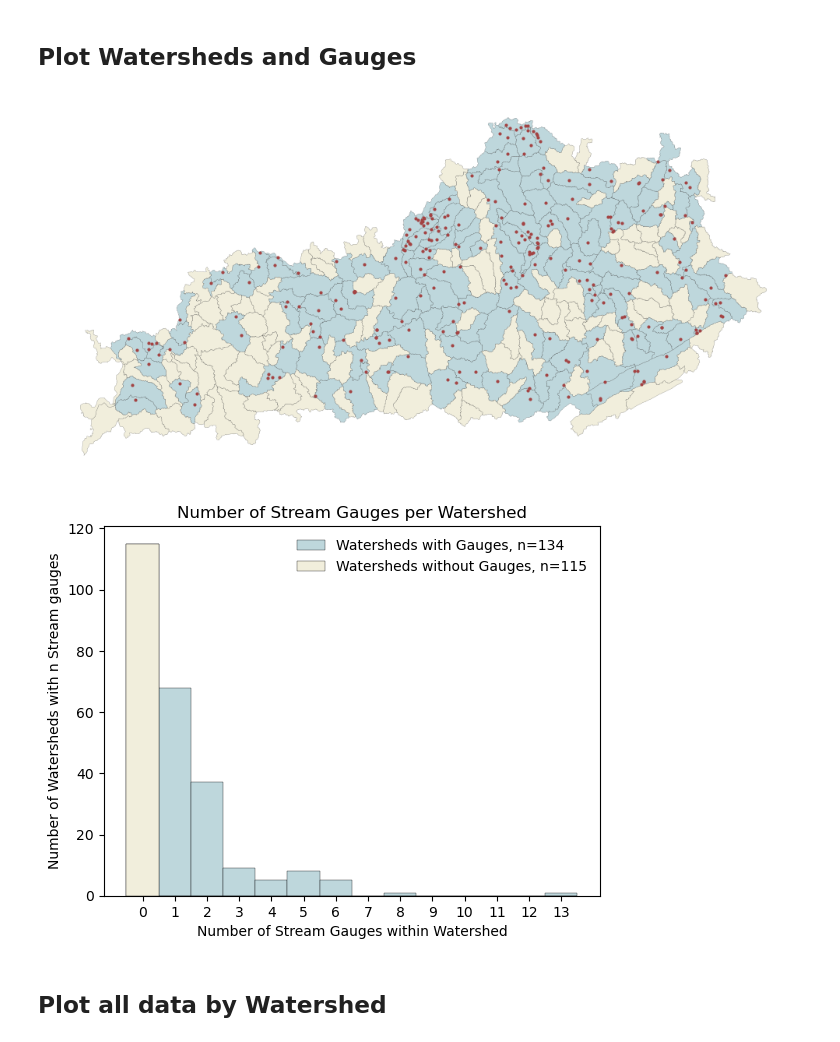
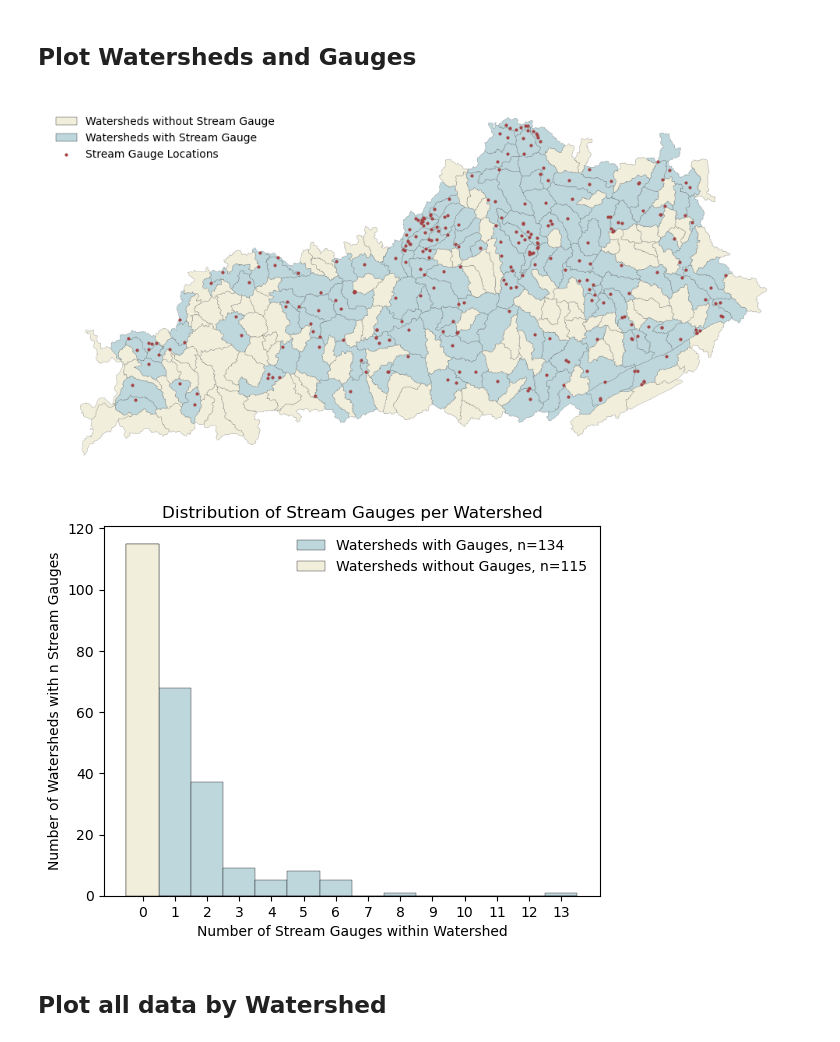
Before and after one commit to masseygeo/watersheds, a Jupyter notebook: ElevatedStreamFlowEvents/ElevatedStreamFlowEvents.ipynb, the cells around one changed output. Saved outputs shown, nothing was run; the diff lists cells and outputs as text; code cells hidden in the pictures.

```diff
--- a/ElevatedStreamFlowEvents/ElevatedStreamFlowEvents.ipynb
+++ b/ElevatedStreamFlowEvents/ElevatedStreamFlowEvents.ipynb
@@ -29,49 +30,65 @@ gdf_watersheds.loc[gdf_watersheds['huc10'].isin(gdf_gauges['huc10'].unique()), '
 # %%
 # plot watersheds (that intersect Kentucky only) and stream gauge locations...
 fig, ax = plt.subplots(figsize=(10,7))
 
+# define colormap for watershed polygons
 watershed_colors = ListedColormap(['#F1EEDC', '#BED7DC'], 'watershed_colors')
 
+# plot watershed polygons
 gdf_watersheds.plot(column='gauge', ax=ax, cmap=watershed_colors, edgecolor='k', linewidth=0.1)
 
+# plot stream gauge locations
 gdf_gauges.plot(ax=ax, markersize=4, color='#A34343')
 
+# create custom legend handles
+legend_handles = [Patch(facecolor='#F1EEDC', edgecolor='k', linewidth=0.25, label='Watersheds without Stream Gauge'),
+                  Patch(facecolor='#BED7DC', edgecolor='k', linewidth=0.25, label='Watersheds with Stream Gauge'),
+                  plt.scatter([], [], s=4, c='#A34343', label='Stream Gauge Locations')]
+
+# add legend with custom legend handles
+ax.legend(handles=legend_handles, bbox_to_anchor=(0, 0.9), loc='center left', frameon=False)
+
 ax.set_axis_off()
-
 plt.tight_layout()
 plt.show()
 # %% [output]
-[figure, old version]
+[figure, new version]
 # %%
+# histogram show stream gauge count for watersheds...
+# get counts of watersheds with stream gauges
 gauge_counts = gdf_gauges['huc10'].value_counts()
 
+# add watersheds with no stream gauges...
 for watershed in gdf_watersheds.loc[gdf_watersheds['gauge'] == 0, 'huc10']:
     gauge_counts.loc[watershed] = 0
 
+# plot histogram of counts...
 fig, ax = plt.subplots()
+
+# define bins that align centered on bin number...
 min_count = gauge_counts.min()
 max_count = gauge_counts.max()
 bin_edges = np.arange(min_count - 0.5, max_count + 1.5, 1)
 
+# plot histogram for watersheds with stream gauges
 ax.hist(gauge_counts, bins=bin_edges, color='#BED7DC', edgecolor='k', linewidth=0.25,
         label=f'Watersheds with Gauges, n={(gauge_counts.values>0).sum()}')
 
-
+# plot histogram for watersheds without stream gauges
 ax.hist([0], bins=bin_edges, weights=[(gdf_watersheds['gauge']==0).sum()], color='#F1EEDC', edgecolor='k', linewidth=0.25,
         label=f'Watersheds without Gauges, n={(gauge_counts.values==0).sum()}')
 
-
+# customize plot...
 ax.legend(frameon=False)
-
 ax.grid(False)
 ax.set_xticks(range(min_count, max_count + 1))
 ax.set_xlabel('Number of Stream Gauges within Watershed')
-ax.set_ylabel('Number of Watersheds with n Stream gauges')
-ax.set_title('Number of Stream Gauges per Watershed')
+ax.set_ylabel('Number of Watersheds with n Stream Gauges')
+ax.set_title('Distribution of Stream Gauges per Watershed')
 
 plt.show()
 # %% [output]
-[figure, old version]
+[figure, new version]
 # %% [markdown]
 ## Plot all data by Watershed
 # %%
```
Also changed, not shown: parts of 7 cells of this notebook, 2 other files.
